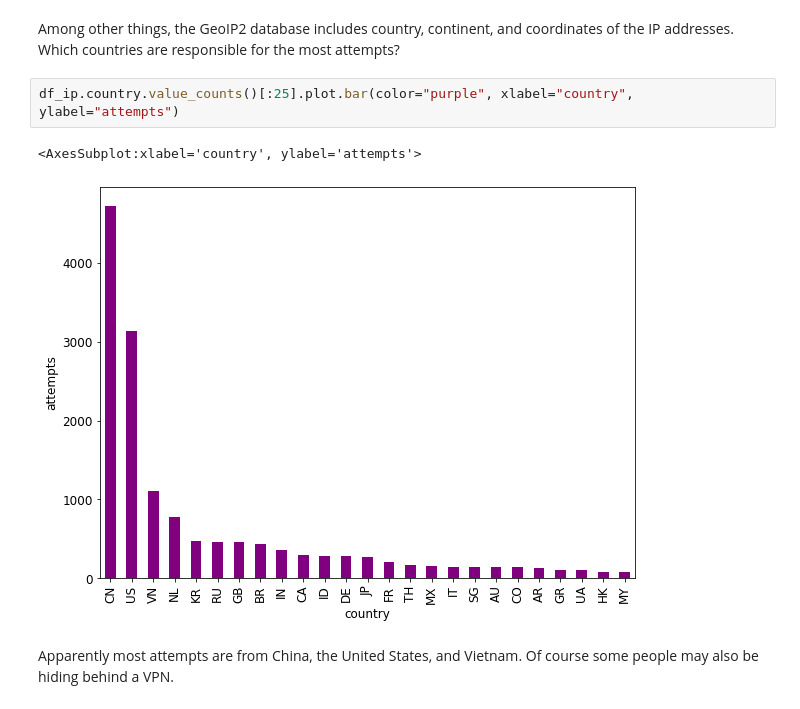
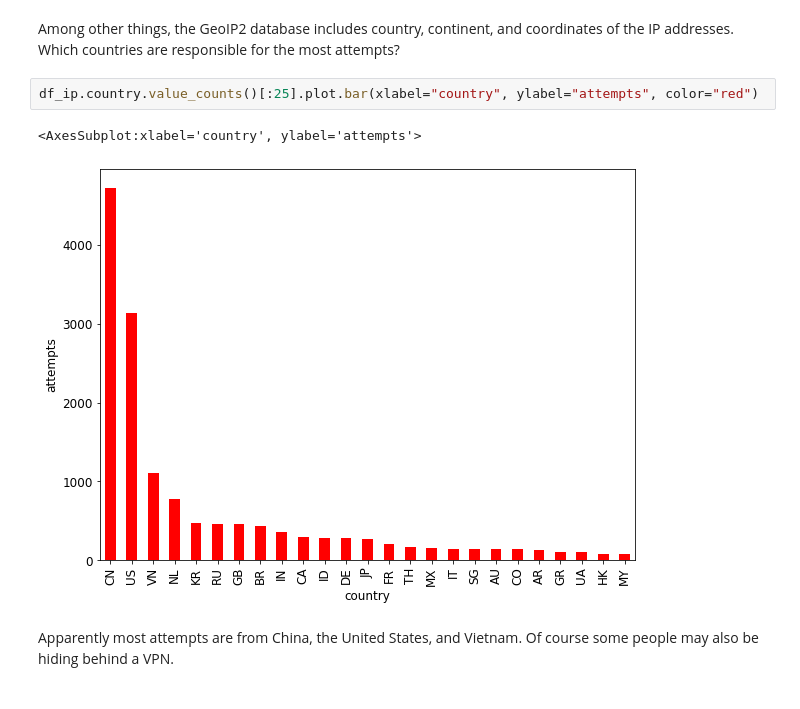
Before and after one commit to fumlig/website, a Jupyter notebook: src/snoopers/index.ipynb, the cells around one changed output. Cells and saved outputs as stored; diff of their text form.

```diff
--- a/src/snoopers/snoopers.ipynb
+++ b/src/snoopers/index.ipynb
@@ -89,10 +79,10 @@ df_ip.head()
 # %% [markdown]
 Among other things, the GeoIP2 database includes country, continent, and coordinates of the IP addresses. Which countries are responsible for the most attempts?
 # %%
-df_ip.country.value_counts()[:25].plot.bar(color="purple", xlabel="country", ylabel="attempts")
+df_ip.country.value_counts()[:25].plot.bar(xlabel="country", ylabel="attempts", color="red")
 # %% [output]
 <AxesSubplot:xlabel='country', ylabel='attempts'>
-[figure, old version]
+[figure, new version]
 # %% [markdown]
 Apparently most attempts are from China, the United States, and Vietnam. Of course some people may also be hiding behind a VPN.
 # %% [markdown]
```
Also changed, not shown: parts of 4 cells of this notebook, 25 other files.
